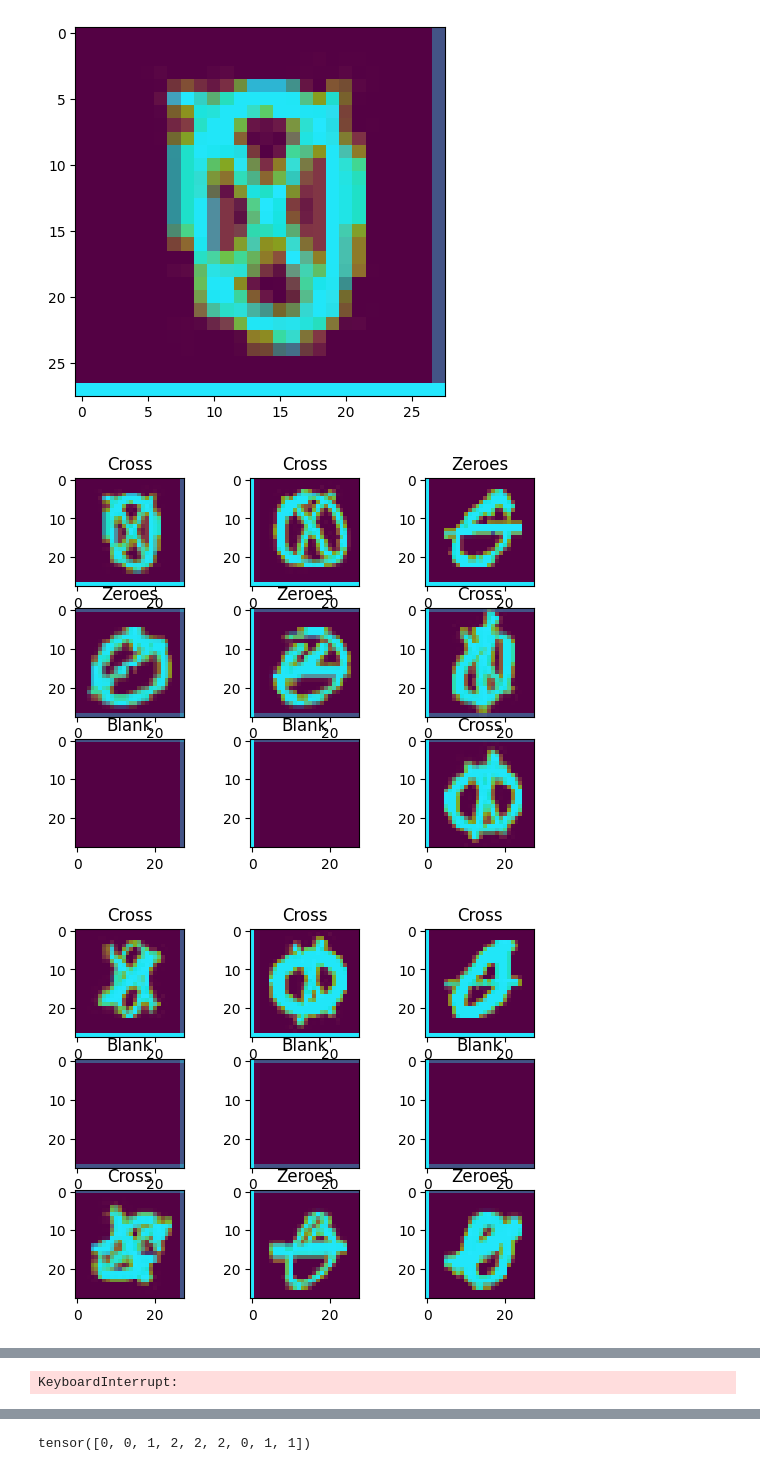
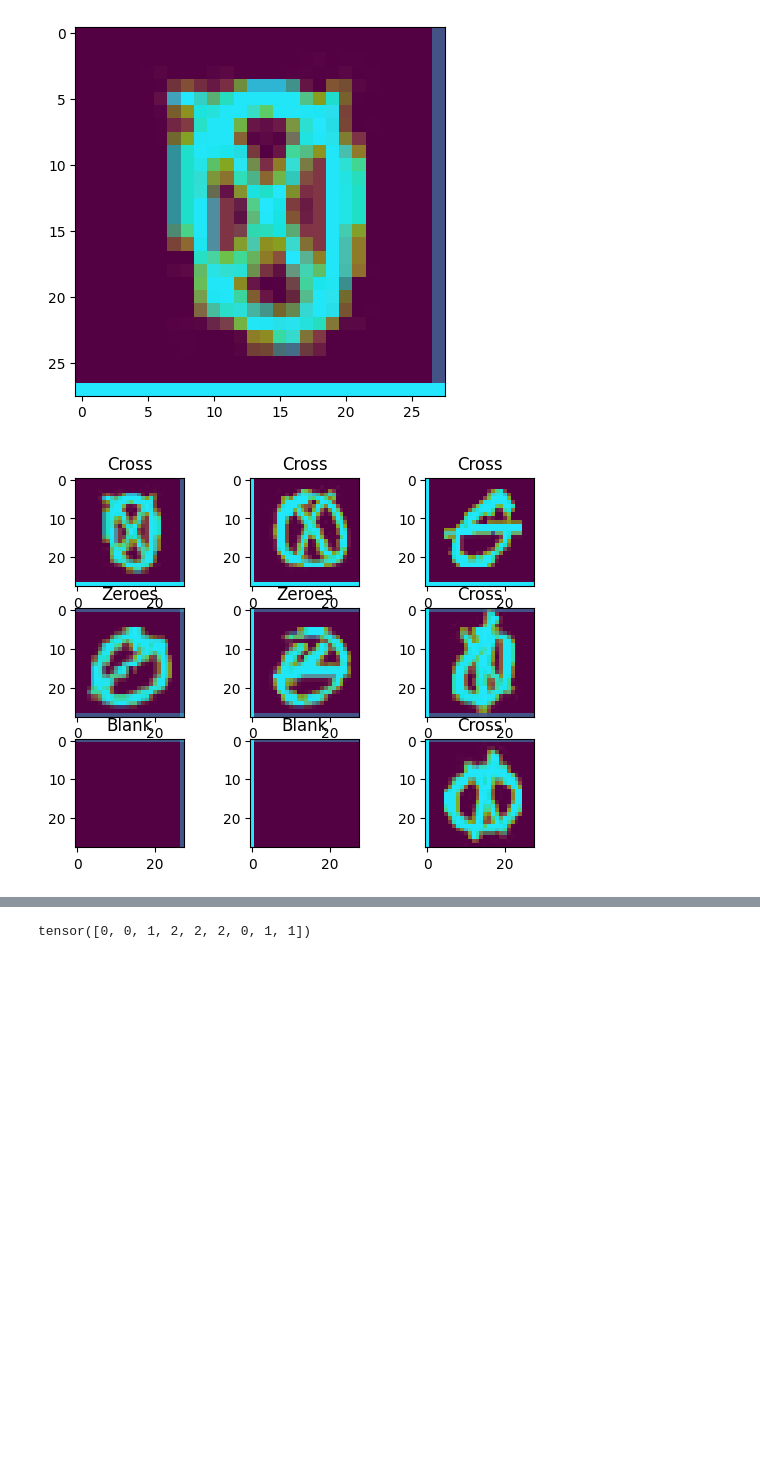
Before and after one commit to AaSiKu/ICG-Projects---SWORTex, a Jupyter notebook: Work.ipynb, the cells around one changed output, grey strips where cells are left out. Cells and saved outputs as stored; diff of their text form; code cells hidden in the pictures; blank space fills up the shorter version.

```diff
--- a/Work.ipynb
+++ b/Work.ipynb
@@ -105,0 +85,3 @@ flatten_model = nn.Flatten()
+# %%
+# Setting device agnostic code
+device ='cuda' if torch.cuda.is_available() else 'cpu'
@@ -275,5 +206,5 @@ train_images
 # %%
 y_pred = []
 for x in range(len(train_data)):
-    result = model(train_data[x][0].unsqueeze(0)).argmax(1)
+    result = model(train_data[x][0].unsqueeze(0).to(device)).argmax(1) #Predicting values on training data-set using the model just trained
     y_pred.append(result)
@@ -310,6 +238,7 @@ def is_equal(y_pred,y):
     else:
         return 0
 # %%
+# Visualizing the results
 No_of_values_to_predict = 16
 plt.figure(figsize=(10,10))
 Color = ['r','g']
@@ -318,5 +247,6 @@ for x in range(16):
     plt.subplot(4,4,x+1)
     plt.imshow(train_data[list_indices[x]][0].squeeze().permute(1,2,0),cmap='gray')
     plt.title(f"{train_data.classes[y_pred[list_indices[x]]]}|{class_names[train_data[list_indices[x]][1]]}",c=Color[is_equal(y_pred[list_indices[x]],train_data.targets[list_indices[x]])])
-plt.axis(False)
+    plt.axis('off')
+plt.show()
 # %% [output]
@@ -325,7 +256,6 @@ plt.axis(False)
 # %%
-# torch.save(obj=model.state_dict(), # only saving the state_dict() only saves the learned parameters
-            # f="Model_1.pth")
-model_2 = model = Model_for_checking_0orX(input_shape=3,
-    hidden_units=100,
-    output_shape=len(train_data.classes))
-model.load_state_dict(torch.load(f="Model_1.pth"))
+
+#! Saving the parameters of my beloved model.
+# torch.save(obj=model.state_dict(),f="Model_1.pth")
+
+# model.load_state_dict(torch.load(f="Model_1.pth")) #!To load the parameters already set for the model.
@@ -424,17 +327,19 @@ plt.imshow(imagelist[0][0])
 <matplotlib.image.AxesImage at 0x...>
 [figure]
 # %%
-transform = transforms.ToTensor()
-for j in range(len(imagelist)):
-    for x in range(9):
-        plt.subplot(3,3,x+1)
-        plt.imshow(imagelist[j][x])
-        if np.array_equal(blank_image,cv2.cvtColor(imagelist[j][x][1:27,1:27], cv2.COLOR_BGR2GRAY)):
-            plt.title("Blank")
-        else:
-            y = model(transform(imagelist[j][x]).unsqueeze(0))
-            plt.title(class_names[y.argmax(1)])
-    plt.show()
+
+#! Result before trainging on grid_label.csv images
+transform = transforms.ToTensor()  #To transform image into tensor and also making it so that value varies from -1 to 1
+j =int(np.random.randint(0,len(imagelist),1))
+for x in range(9):
+    plt.subplot(3,3,x+1)
+    # print("Inside Loop")
+    plt.imshow(imagelist[j][x])
+    if np.array_equal(blank_image,cv2.cvtColor(imagelist[j][x][1:27,1:27], cv2.COLOR_BGR2GRAY)):
+        plt.title("Blank")
+    else:
+        y = model(transform(imagelist[j][x]).unsqueeze(0).to(device))
+        plt.title(class_names[y.argmax(1)])
+    # plt.show()
 # %% [output]
-[figure, old version]
+[figure, new version]
-[figure, removed]
@@ -450 +345,0 @@ for j in range(len(imagelist)):
-KeyboardInterrupt:
```
Also changed, not shown: parts of 78 cells of this notebook, 1 other file.
